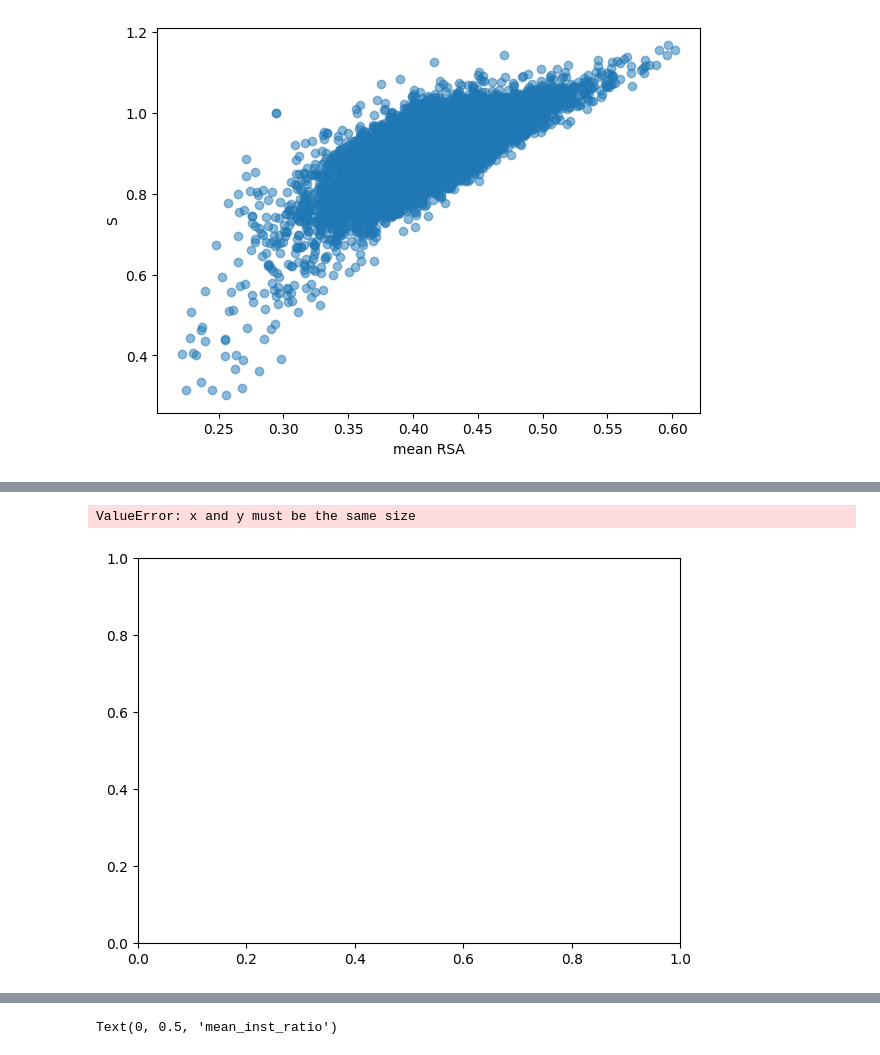
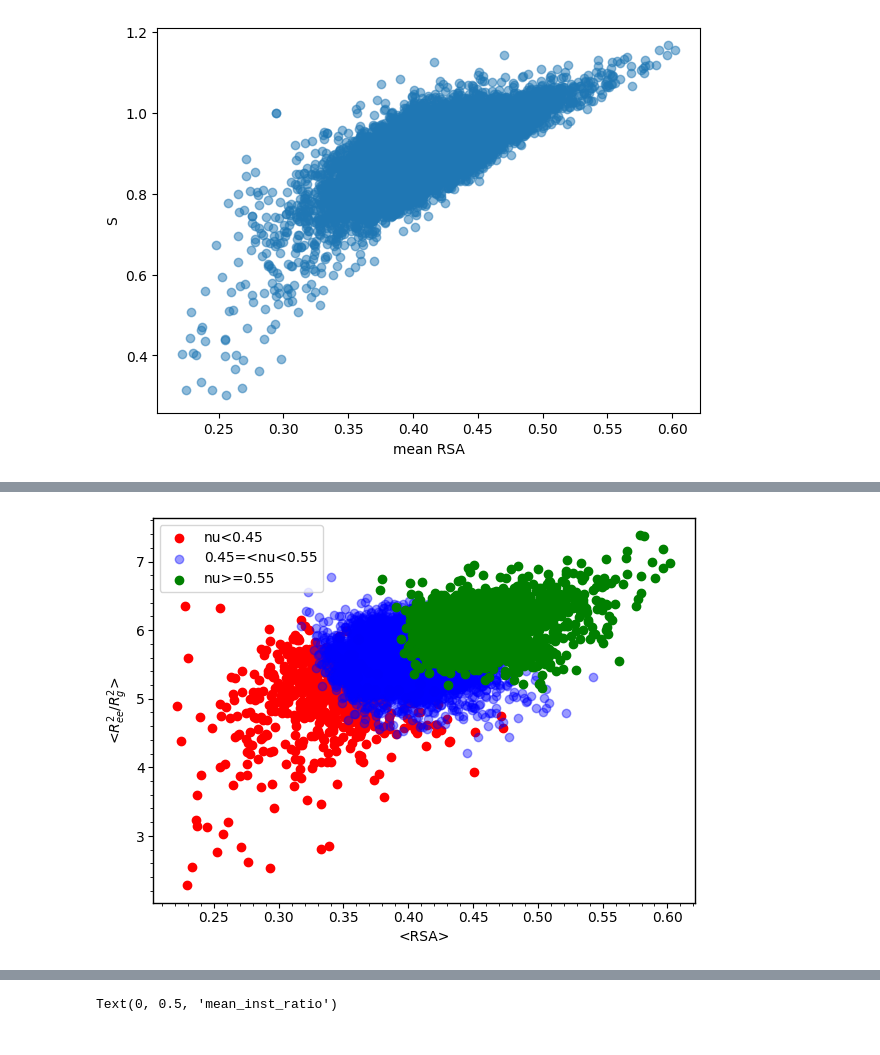
Before and after one commit to hshadman/larsen_paper_IDR_properties, a Jupyter notebook: IDROME_RSA_based_with_AFRC_v8.ipynb, the cells around one changed output, grey strips where cells are left out. Saved outputs shown, nothing was run; the diff lists cells and outputs as text; code cells hidden in the pictures.

```diff
--- a/IDROME_RSA_based_with_AFRC_v8.ipynb
+++ b/IDROME_RSA_based_with_AFRC_v8.ipynb
@@ -486,28 +520,33 @@ Text(0, 0.5, 'S')
 # %%
 
 fig,ax = plt.subplots(figsize=(7,5))
 
-for seq_n in seq_name_AFRC.seq_name.values:
-    if seq_name_AFRC[seq_name_AFRC.seq_name==seq_n].nu.values[0]<0.45:
-        ax.scatter(seq_name_AFRC[seq_name_AFRC.seq_name==seq_n]['mean_RSA'],
-                   seq_name_AFRC['mean_inst_ratio'],alpha=0.5,color='red',label='nu<0.45')
-    elif (seq_name_AFRC[seq_name_AFRC.seq_name==seq_n].nu.values[0]>=0.45) & (seq_name_AFRC[seq_name_AFRC.seq_name==seq_n].nu.values[0]<0.55):
-        ax.scatter(seq_name_AFRC[seq_name_AFRC.seq_name==seq_n]['mean_RSA'],
-                   seq_name_AFRC['mean_inst_ratio'],alpha=0.5,color='blue',label='0.45<=nu<0.55')
-    elif seq_name_AFRC[seq_name_AFRC.seq_name==seq_n].nu.values[0]>=0.55:
-        ax.scatter(seq_name_AFRC[seq_name_AFRC.seq_name==seq_n]['mean_RSA'],
-                   seq_name_AFRC['mean_inst_ratio'],alpha=0.5,color='green',label='nu>=0.55')
+temp_set1 =  seq_name_AFRC[seq_name_AFRC.nu<0.45]
+temp_set2 =  seq_name_AFRC[(seq_name_AFRC.nu>=0.45) & (seq_name_AFRC.nu<0.55)]
+temp_set3 =  seq_name_AFRC[seq_name_AFRC.nu>=0.55]
+
+ax.scatter(temp_set1['mean_RSA'],
+           temp_set1['mean_inst_ratio'],
+           alpha=1,color='red',label='nu<0.45')
+
+ax.scatter(temp_set2['mean_RSA'],
+           temp_set2['mean_inst_ratio'],
+           alpha=0.4,color='blue',label='0.45=<nu<0.55')
+
+ax.scatter(temp_set3['mean_RSA'],
+           temp_set3['mean_inst_ratio'],
+           alpha=1,color='green',label='nu>=0.55')
+
 ax.set_xlabel('<RSA>')
 ax.set_ylabel(r'<$R_{ee}^{2}/R_g^{2}$>')
-
+ax.legend()
 for i in ['top', 'left', 'right', 'bottom']:
     ax.spines[i].set_linewidth(1)
-
+del temp_set1, temp_set2,temp_set3
 ax.minorticks_on()
 ax.tick_params(axis='y', which='major', labelsize=10, width = 0.8, pad = 2)
 ax.tick_params(axis='y', which='minor', width = 0.6)
 ax.tick_params(axis='x', which='major', labelsize=10, width = 0.8, pad = 2)
 ax.tick_params(axis='x', which='minor', width = 0.6)
 # %% [output]
-ValueError: x and y must be the same size
-[figure, old version]
+[figure, new version]
```
Also changed, not shown: parts of 4 cells of this notebook.
